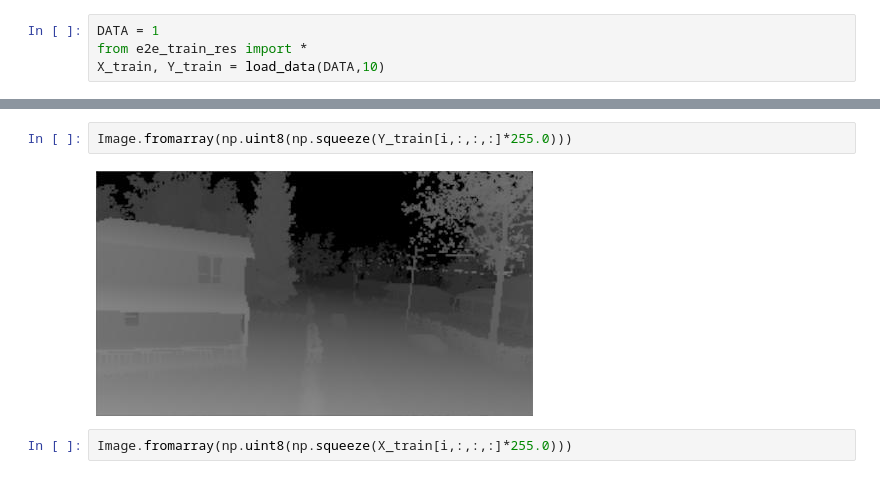
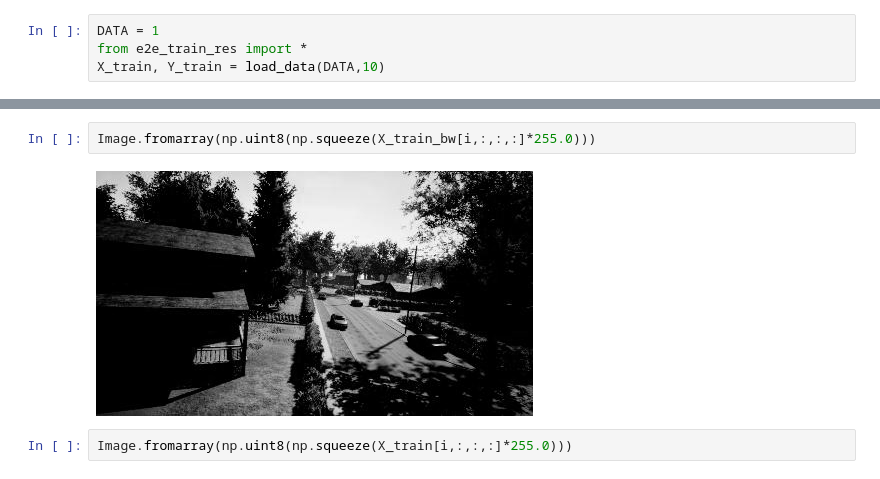
Before and after one commit to jmern3250/misc, a Jupyter notebook: depth/AirSim/e2_Image_test.ipynb, the cells around one changed output, grey strips where cells are left out. Cells and saved outputs as stored; diff of their text form.

```diff
--- a/depth/AirSim/e2_Image_test.ipynb
+++ b/depth/AirSim/e2_Image_test.ipynb
@@ -70,7 +73,7 @@ Image.fromarray(np.uint8(np.squeeze(IMG*255.0)))
 # %%
-Image.fromarray(np.uint8(np.squeeze(Y_train[i,:,:,:]*255.0)))
+Image.fromarray(np.uint8(np.squeeze(X_train_bw[i,:,:,:]*255.0)))
 # %% [output]
-[figure, old version]
+[figure, new version]
 # %%
 Image.fromarray(np.uint8(np.squeeze(X_train[i,:,:,:]*255.0)))
 # %% [output]
```
Also changed, not shown: parts of 3 cells of this notebook, 3 other files.
